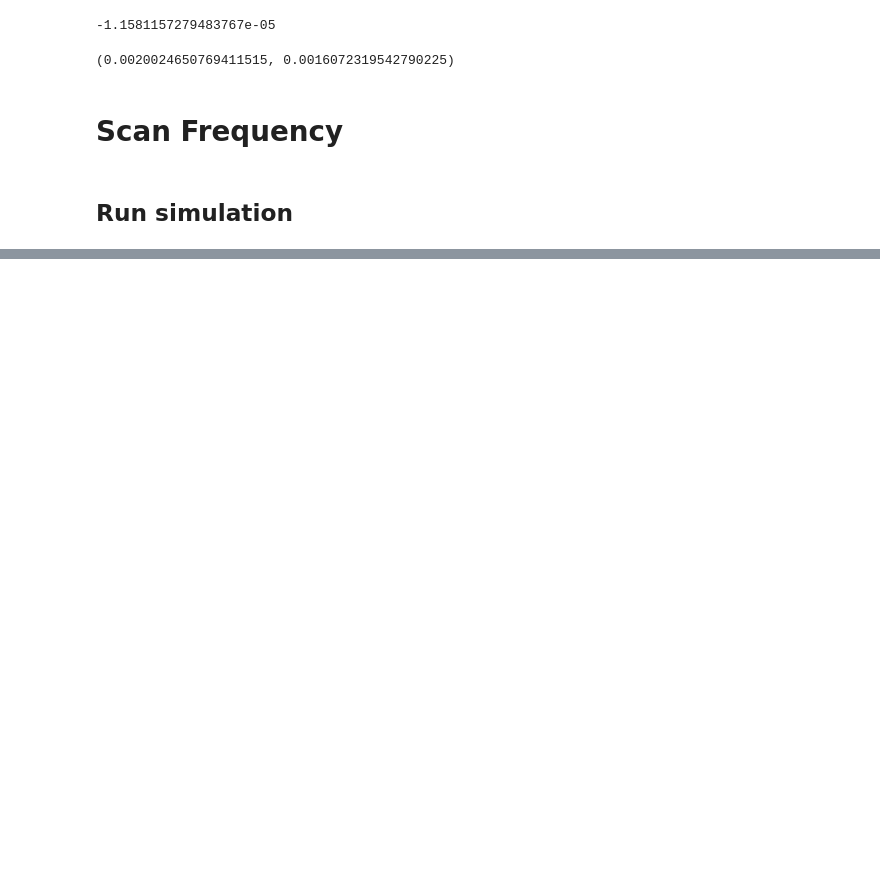
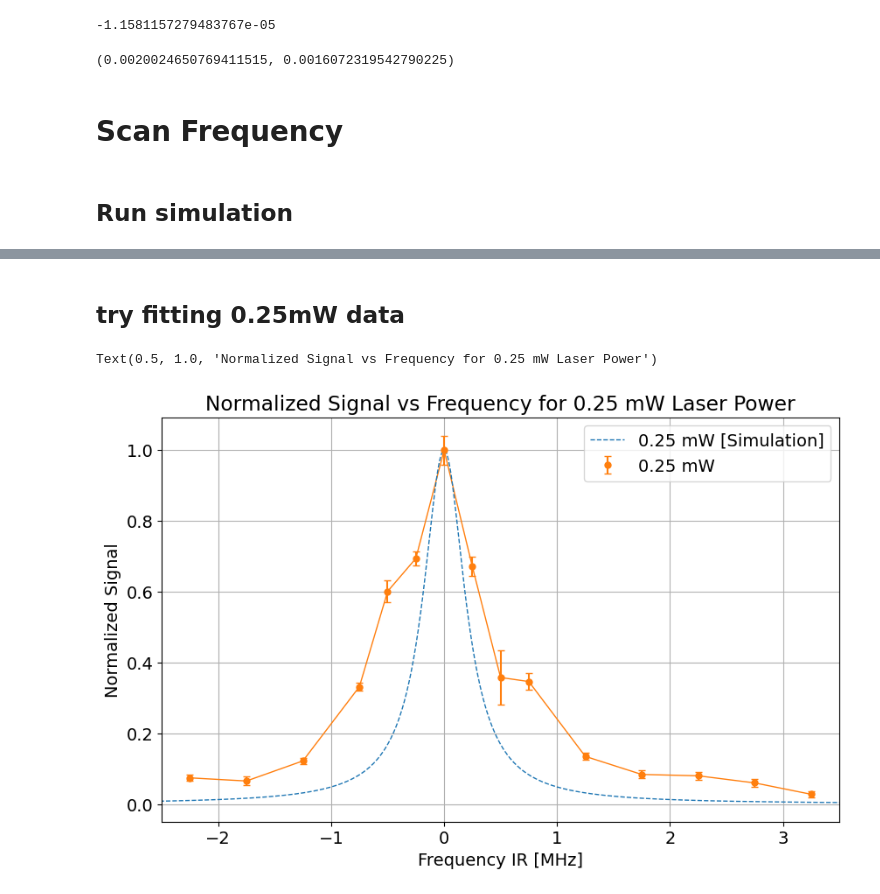
Before and after one commit to zhouperry/CeNTREX-TlF-julia-extension, a Jupyter notebook: examples/R2 transition longer beamline.ipynb, the cells around one changed output, grey strips where cells are left out. Drawn from its saved outputs; the diff is of its cells as text; code cells hidden in the pictures; blank space fills up the shorter version.

```diff
--- a/examples/R2 transition longer beamline.ipynb
+++ b/examples/R2 transition longer beamline.ipynb
@@ -493,0 +489,42 @@ plt.grid(True)
+# %%
+import pickle
+with open("results_scan_freq.pkl", "wb") as f:
+    pickle.dump(results_scan, f)
+# %% [markdown]
+## try fitting 0.25mW data
+# %%
+f_0_25_mw = np.array([
+    2156.0, 2156.5, 2157.0, 2157.5, 2157.75,
+    2158.0, 2158.25, 2158.5, 2158.75, 2159.0,
+    2159.5, 2160.0, 2160.5, 2161.0, 2161.5
+]) - 2158.25  # in MHz
+
+d_0_25_mW = np.array([
+    0.06591839, 0.05801744, 0.108747, 0.29607686, 0.53676072,
+    0.61999784, 0.89347365, 0.59929705, 0.31932618, 0.30906772,
+    0.12020088, 0.0745517, 0.07110851, 0.05318794, 0.02447123
+])
+
+de_0_25_mW = np.array([
+    0.0072489, 0.01101896, 0.00808596, 0.0091603, 0.02717715,
+    0.01810224, 0.03630696, 0.02473974, 0.06837207, 0.02107762,
+    0.00876078, 0.00993403, 0.00963423, 0.00988509, 0.00730284
+])
+scale = 1 / d_0_25_mW[f_0_25_mw==0]
+d_0_25_mW *= scale
+de_0_25_mW *= scale
+fig, ax = plt.subplots(figsize=(10, 6))
+ax.errorbar(f_0_25_mw, d_0_25_mW, yerr=de_0_25_mW, fmt='o', label='0.25 mW', color='tab:orange', markersize=5, capsize=3)
+ax.plot(f_0_25_mw, d_0_25_mW, linestyle="solid", color="tab:orange", linewidth=1)
+power = 0.25
+ax.plot(results_scan[power][0], results_scan[power][1].results/results_scan[power][1].results[500], label=f"{power:.2f} mW [Simulation]", linestyle="dashed", linewidth=1)
+
+ax.set_xlabel("Frequency IR [MHz]")
+ax.set_ylabel("Normalized Signal")
+ax.set_xlim(-2.5,3.5)
+ax.grid()
+ax.legend()
+ax.set_title("Normalized Signal vs Frequency for 0.25 mW Laser Power")
+# %% [output]
+Text(0.5, 1.0, 'Normalized Signal vs Frequency for 0.25 mW Laser Power')
+[figure, added]
```
Also changed, not shown: parts of 12 cells of this notebook, 1 other file.
